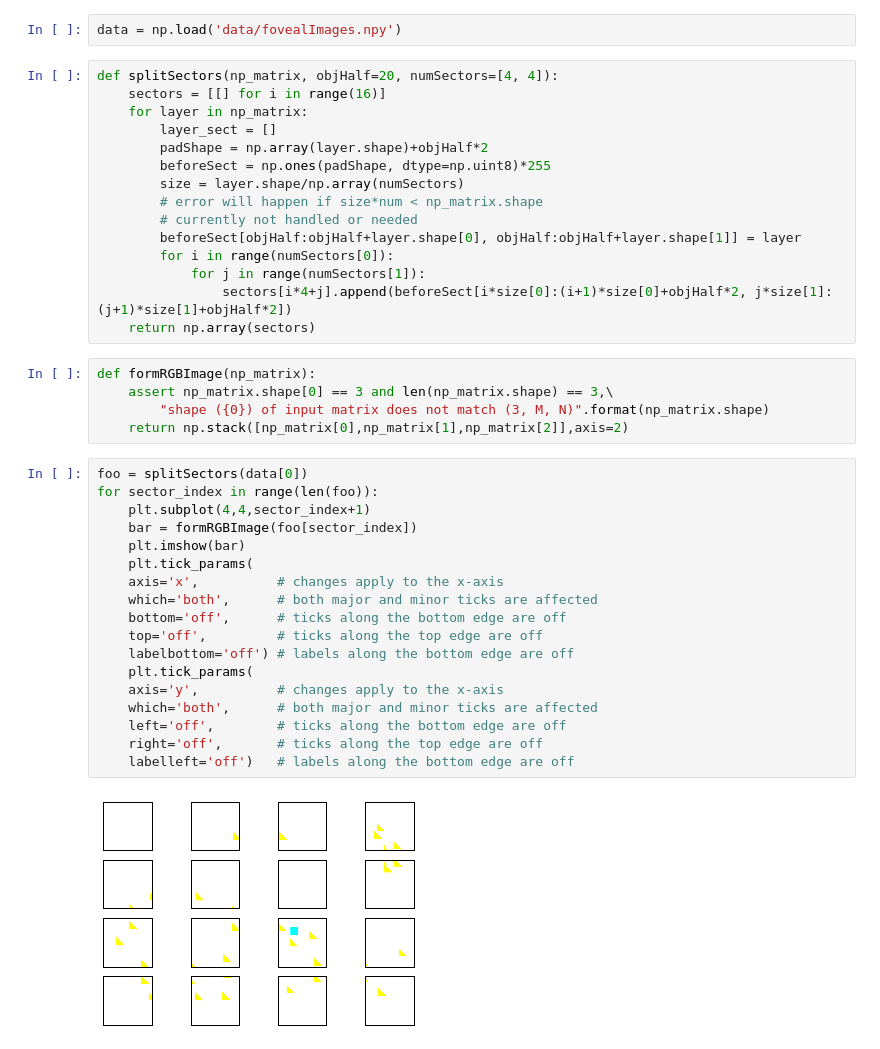
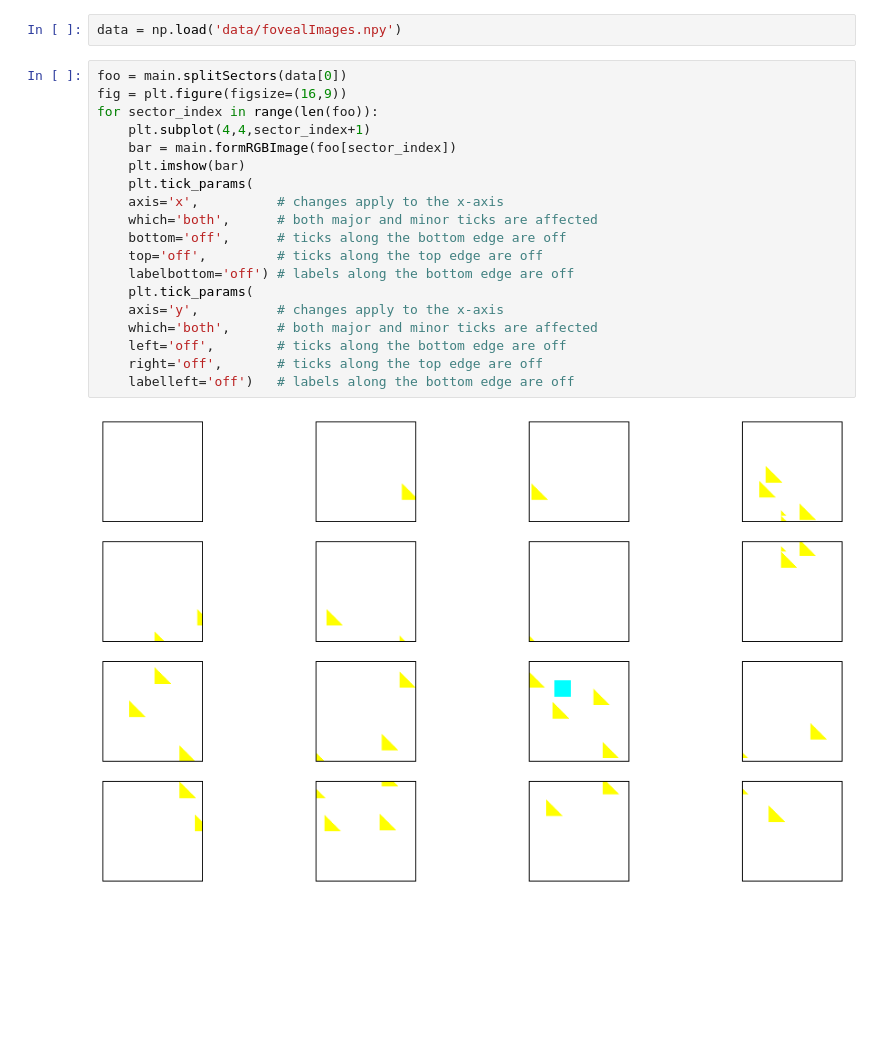
Before and after one commit to hexavi42/eye-see-u, a Jupyter notebook: ModelTest.ipynb, the cells around one changed output. Drawn from its saved outputs; the diff is of its cells as text; blank space fills up the shorter version.

```diff
--- a/ModelTest.ipynb
+++ b/ModelTest.ipynb
@@ -7,43 +10,24 @@ import main
 # %%
 data = np.load('data/fovealImages.npy')
-# %%
-def splitSectors(np_matrix, objHalf=20, numSectors=[4, 4]):
-    sectors = [[] for i in range(16)]
-    for layer in np_matrix:
-        layer_sect = []
-        padShape = np.array(layer.shape)+objHalf*2
-        beforeSect = np.ones(padShape, dtype=np.uint8)*255
-        size = layer.shape/np.array(numSectors)
-        # error will happen if size*num < np_matrix.shape
-        # currently not handled or needed
-        beforeSect[objHalf:objHalf+layer.shape[0], objHalf:objHalf+layer.shape[1]] = layer
-        for i in range(numSectors[0]):
-            for j in range(numSectors[1]):
-                sectors[i*4+j].append(beforeSect[i*size[0]:(i+1)*size[0]+objHalf*2, j*size[1]:(j+1)*size[1]+objHalf*2])
-    return np.array(sectors)
-# %%
-def formRGBImage(np_matrix):
-    assert np_matrix.shape[0] == 3 and len(np_matrix.shape) == 3,\
-        "shape ({0}) of input matrix does not match (3, M, N)".format(np_matrix.shape)
-    return np.stack([np_matrix[0],np_matrix[1],np_matrix[2]],axis=2)
 # %%
-foo = splitSectors(data[0])
+foo = main.splitSectors(data[0])
+fig = plt.figure(figsize=(16,9))
 for sector_index in range(len(foo)):
     plt.subplot(4,4,sector_index+1)
-    bar = formRGBImage(foo[sector_index])
+    bar = main.formRGBImage(foo[sector_index])
     plt.imshow(bar)
     plt.tick_params(
     axis='x',          # changes apply to the x-axis
     which='both',      # both major and minor ticks are affected
     bottom='off',      # ticks along the bottom edge are off
     top='off',         # ticks along the top edge are off
     labelbottom='off') # labels along the bottom edge are off
     plt.tick_params(
     axis='y',          # changes apply to the x-axis
     which='both',      # both major and minor ticks are affected
     left='off',        # ticks along the bottom edge are off
     right='off',       # ticks along the top edge are off
     labelleft='off')   # labels along the bottom edge are off
 # %% [output]
-[figure, old version]
+[figure, new version]
 # %%
```
Also changed, not shown: parts of 12 cells of this notebook, 1 other file.
